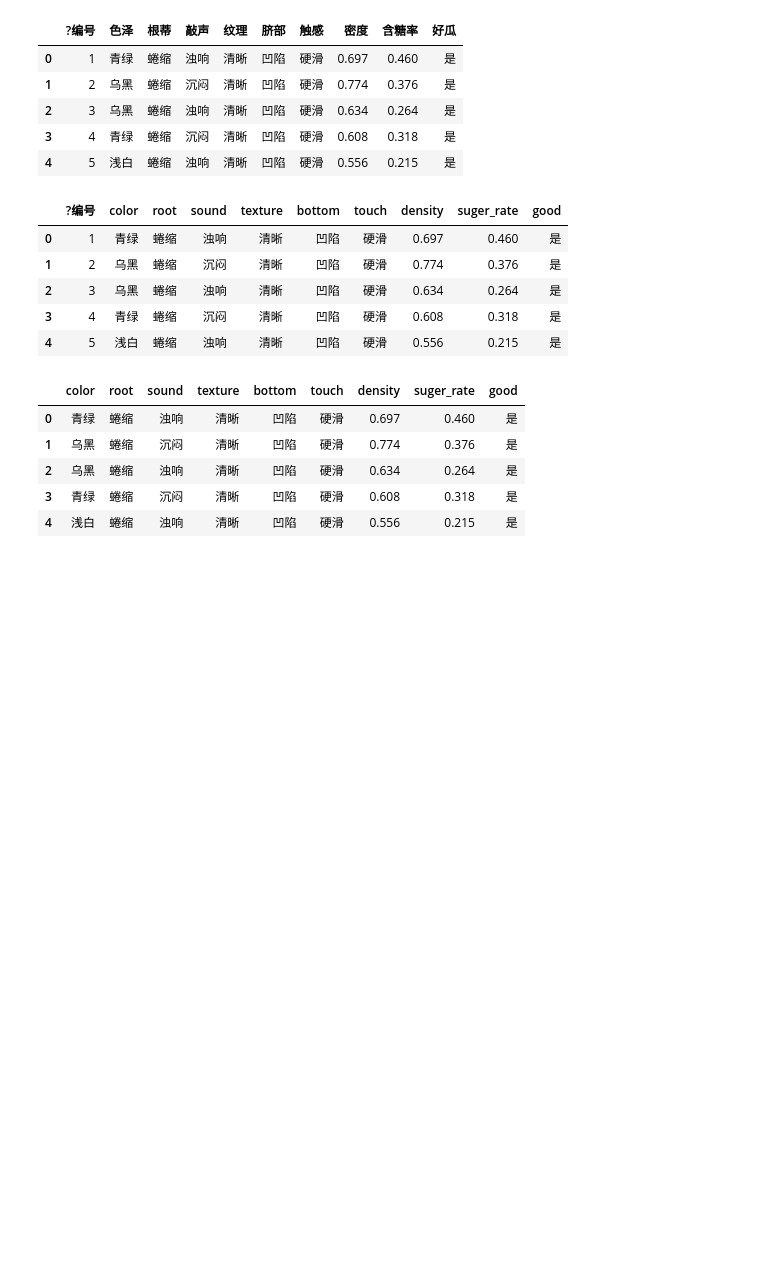
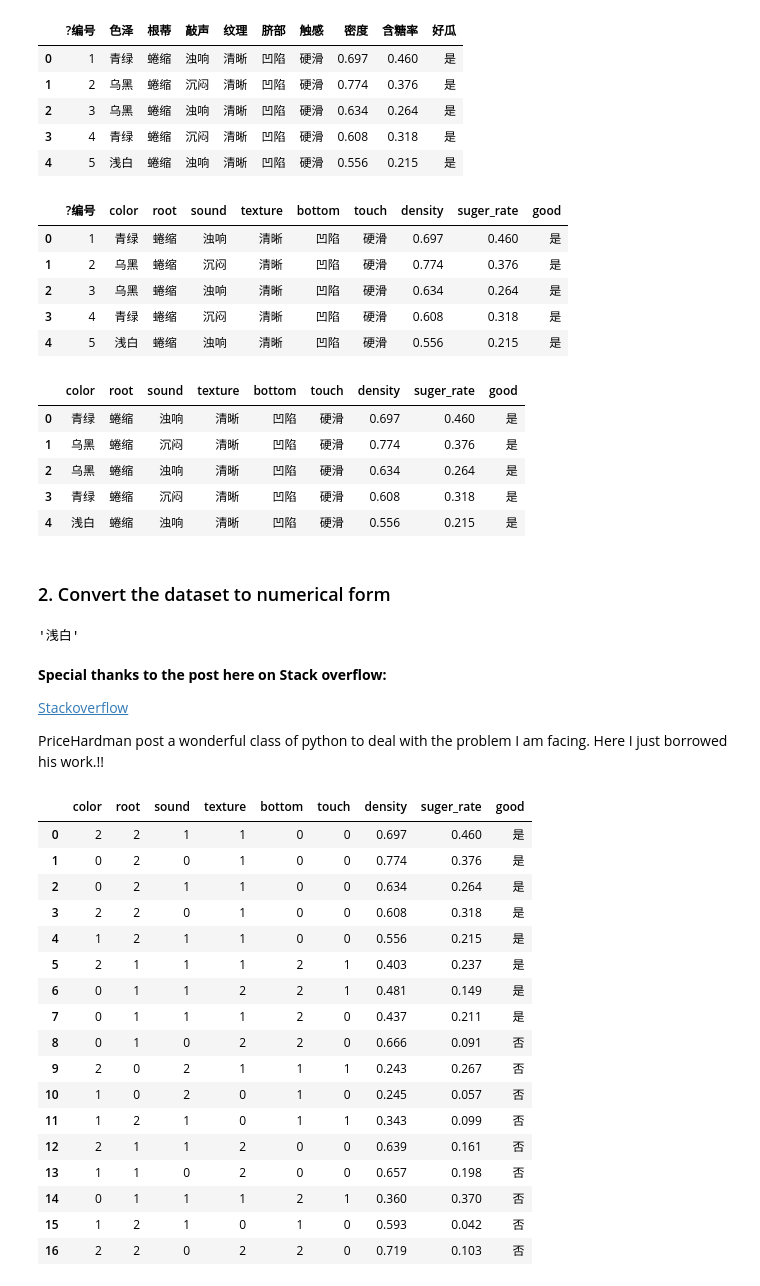
Before and after one commit to dangspin/My_ML, a Jupyter notebook: Naive_Bayes.ipynb, the cells around one changed output. Cells and saved outputs as stored; diff of their text form; code cells hidden in the pictures; blank space fills up the shorter version.

Commit message:
Encode the categorical data

```diff
--- a/Naive_Bayes.ipynb
+++ b/Naive_Bayes.ipynb
@@ -432,3 +434,66 @@ water.head()
 | 2 | 乌黑 | 蜷缩 | 浊响 | 清晰 | 凹陷 | 硬滑 | 0.634 | 0.264 | 是 |
 | 3 | 青绿 | 蜷缩 | 沉闷 | 清晰 | 凹陷 | 硬滑 | 0.608 | 0.318 | 是 |
 | 4 | 浅白 | 蜷缩 | 浊响 | 清晰 | 凹陷 | 硬滑 | 0.556 | 0.215 | 是 |
+# %% [markdown]
+### 2. Convert the dataset to numerical form
+# %%
+water['color'].unique()[2]
+# %% [output]
+'浅白'
+# %% [markdown]
+**Special thanks to the post here on Stack overflow:**
+
+[Stackoverflow](https://stackoverflow.com/questions/24458645/label-encoding-across-multiple-columns-in-scikit-learn)
+
+PriceHardman post a wonderful class of python to deal with the problem I am facing. Here I just borrowed his work.!!
+# %%
+import pandas as pd
+from sklearn.preprocessing import LabelEncoder
+from sklearn.pipeline import Pipeline
+
+
+class MultiColumnLabelEncoder:
+    def __init__(self,columns = None):
+        self.columns = columns # array of column names to encode
+
+    def fit(self,X,y=None):
+        return self # not relevant here
+
+    def transform(self,X):
+        '''
+        Transforms columns of X specified in self.columns using
+        LabelEncoder(). If no columns specified, transforms all
+        columns in X.
+        '''
+        output = X.copy()
+        if self.columns is not None:
+            for col in self.columns:
+                output[col] = LabelEncoder().fit_transform(output[col])
+        else:
+            for colname,col in output.iteritems():
+                output[colname] = LabelEncoder().fit_transform(col)
+        return output
+
+    def fit_transform(self,X,y=None):
+        return self.fit(X,y).transform(X)
+# %%
+MultiColumnLabelEncoder(columns = water.columns[:-3]).fit_transform(water)
+# %% [output]
+|  | color | root | sound | texture | bottom | touch | density | suger_rate | good |
+| 0 | 2 | 2 | 1 | 1 | 0 | 0 | 0.697 | 0.460 | 是 |
+| 1 | 0 | 2 | 0 | 1 | 0 | 0 | 0.774 | 0.376 | 是 |
+| 2 | 0 | 2 | 1 | 1 | 0 | 0 | 0.634 | 0.264 | 是 |
+| 3 | 2 | 2 | 0 | 1 | 0 | 0 | 0.608 | 0.318 | 是 |
+| 4 | 1 | 2 | 1 | 1 | 0 | 0 | 0.556 | 0.215 | 是 |
+| 5 | 2 | 1 | 1 | 1 | 2 | 1 | 0.403 | 0.237 | 是 |
+| 6 | 0 | 1 | 1 | 2 | 2 | 1 | 0.481 | 0.149 | 是 |
+| 7 | 0 | 1 | 1 | 1 | 2 | 0 | 0.437 | 0.211 | 是 |
+| 8 | 0 | 1 | 0 | 2 | 2 | 0 | 0.666 | 0.091 | 否 |
+| 9 | 2 | 0 | 2 | 1 | 1 | 1 | 0.243 | 0.267 | 否 |
+| 10 | 1 | 0 | 2 | 0 | 1 | 0 | 0.245 | 0.057 | 否 |
+| 11 | 1 | 2 | 1 | 0 | 1 | 1 | 0.343 | 0.099 | 否 |
+| 12 | 2 | 1 | 1 | 2 | 0 | 0 | 0.639 | 0.161 | 否 |
+| 13 | 1 | 1 | 0 | 2 | 0 | 0 | 0.657 | 0.198 | 否 |
+| 14 | 0 | 1 | 1 | 1 | 2 | 1 | 0.360 | 0.370 | 否 |
+| 15 | 1 | 2 | 1 | 0 | 1 | 0 | 0.593 | 0.042 | 否 |
+| 16 | 2 | 2 | 0 | 2 | 2 | 0 | 0.719 | 0.103 | 否 |
```
Also changed, not shown: parts of 1 cell of this notebook.
